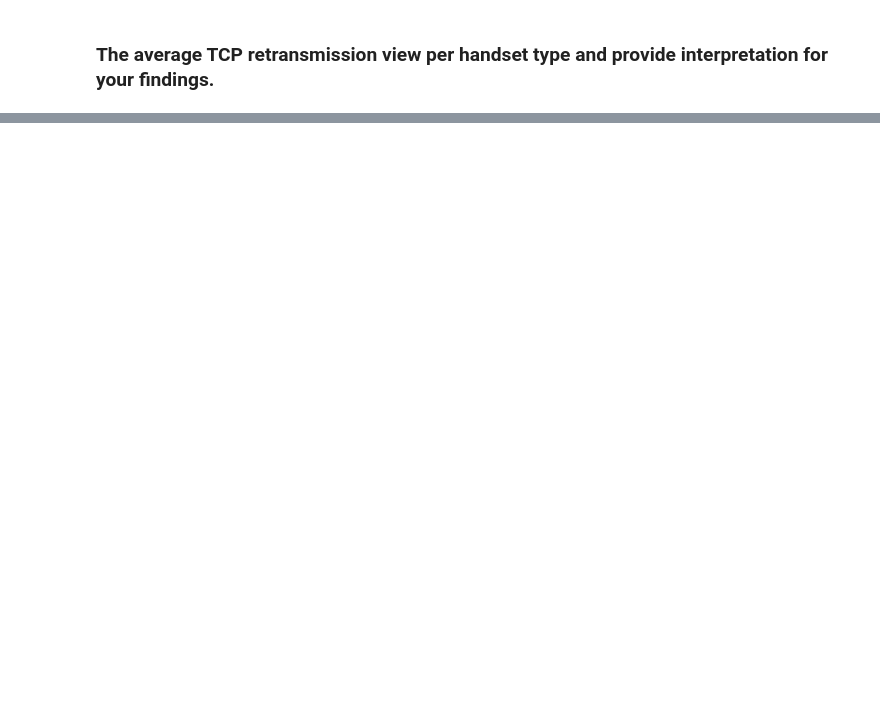
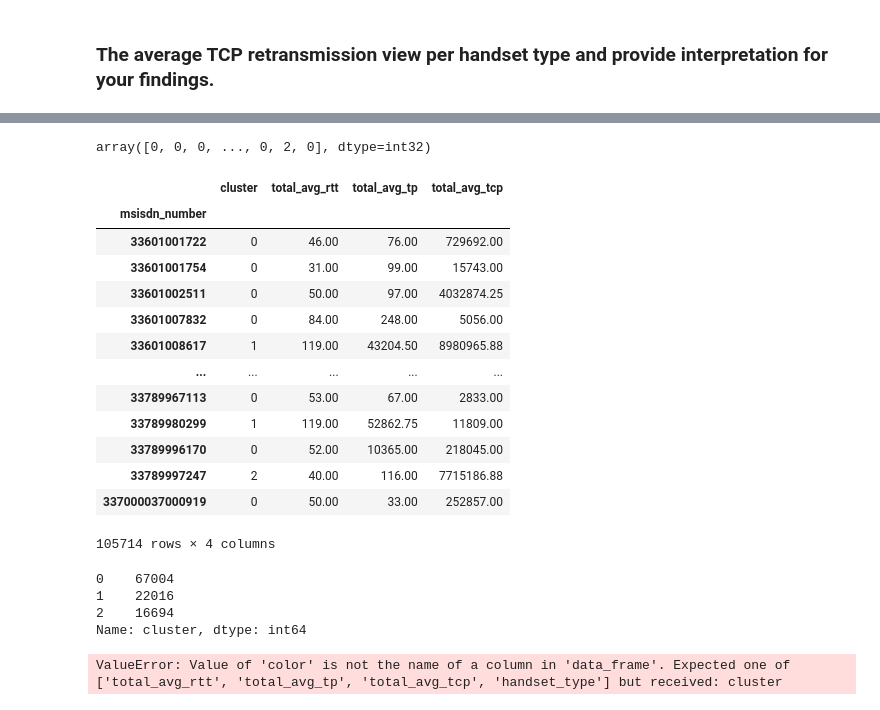
Before and after one commit to eandualem/telecom_analytics, a Jupyter notebook: notebooks/3.0_experience_analytics.ipynb, the cells around one changed output, grey strips where cells are left out. Saved outputs shown, nothing was run; the diff lists cells and outputs as text; code cells hidden in the pictures; blank space fills up the shorter version.

```diff
--- a/notebooks/3.0_experience_analytics.ipynb
+++ b/notebooks/3.0_experience_analytics.ipynb
@@ -165,0 +227,7 @@ mult_hist([top_10, last_10, most_10, top_10], 1,
+# %%
+df_outliers.replace_outliers_with_iqr(
+    ["total_avg_rtt",
+     "total_avg_tp",
+     "total_avg_tcp"])
+df_outliers = DfOutlier(experiance_metric_df)
+df_outliers.getOverview()
@@ -165,0 +245,5 @@ mult_hist([top_10, last_10, most_10, top_10], 1,
+# %%
+scaler = StandardScaler()
+scaled_array = scaler.fit_transform(df_outliers.df)
+scaled_array
+pd.DataFrame(scaled_array)
@@ -165,0 +264,36 @@ mult_hist([top_10, last_10, most_10, top_10], 1,
+# %%
+kmeans = KMeans(n_clusters=3, random_state=0).fit(scaled_array)
+kmeans.labels_
+# %% [output]
+array([0, 0, 0, ..., 0, 2, 0], dtype=int32)
+# %%
+experiance_metric_df.insert(0, 'cluster', kmeans.labels_)
+experiance_metric_df
+# %% [output]
+|  | cluster | total_avg_rtt | total_avg_tp | total_avg_tcp |
+| msisdn_number |  |  |  |  |
+| 33601001722 | 0 | 46.00 | 76.00 | 729692.00 |
+| 33601001754 | 0 | 31.00 | 99.00 | 15743.00 |
+| 33601002511 | 0 | 50.00 | 97.00 | 4032874.25 |
+| 33601007832 | 0 | 84.00 | 248.00 | 5056.00 |
+| 33601008617 | 1 | 119.00 | 43204.50 | 8980965.88 |
+| ... | ... | ... | ... | ... |
+| 33789967113 | 0 | 53.00 | 67.00 | 2833.00 |
+| 33789980299 | 1 | 119.00 | 52862.75 | 11809.00 |
+| 33789996170 | 0 | 52.00 | 10365.00 | 218045.00 |
+| 33789997247 | 2 | 40.00 | 116.00 | 7715186.88 |
+| 337000037000919 | 0 | 50.00 | 33.00 | 252857.00 |
+105714 rows × 4 columns
+# %%
+experiance_metric_df['cluster'].value_counts()
+# %% [output]
+0    67004
+1    22016
+2    16694
+Name: cluster, dtype: int64
+# %%
+fig = px.scatter(experiance_metric_df, x='total_avg_rtt', y="total_avg_tp",
+                 color='cluster', size='total_avg_tcp')
+fig.show()
+# %% [output]
+ValueError: Value of 'color' is not the name of a column in 'data_frame'. Expected one of ['total_avg_rtt', 'total_avg_tp', 'total_avg_tcp', 'handset_type'] but received: cluster
```
Also changed, not shown: parts of 16 cells of this notebook.
